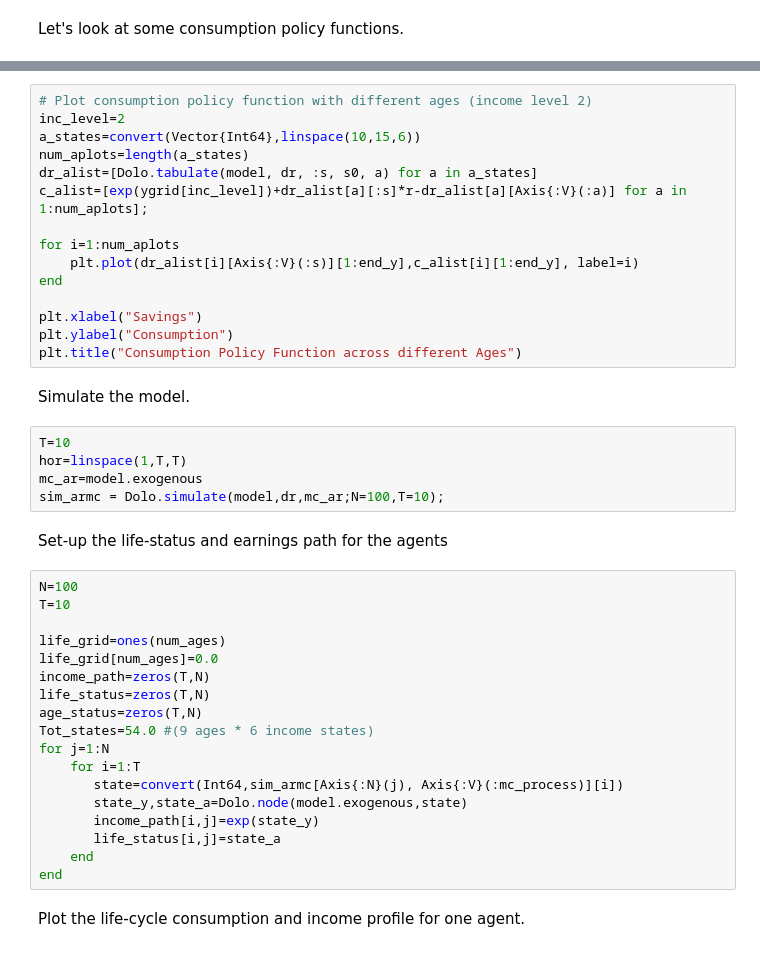
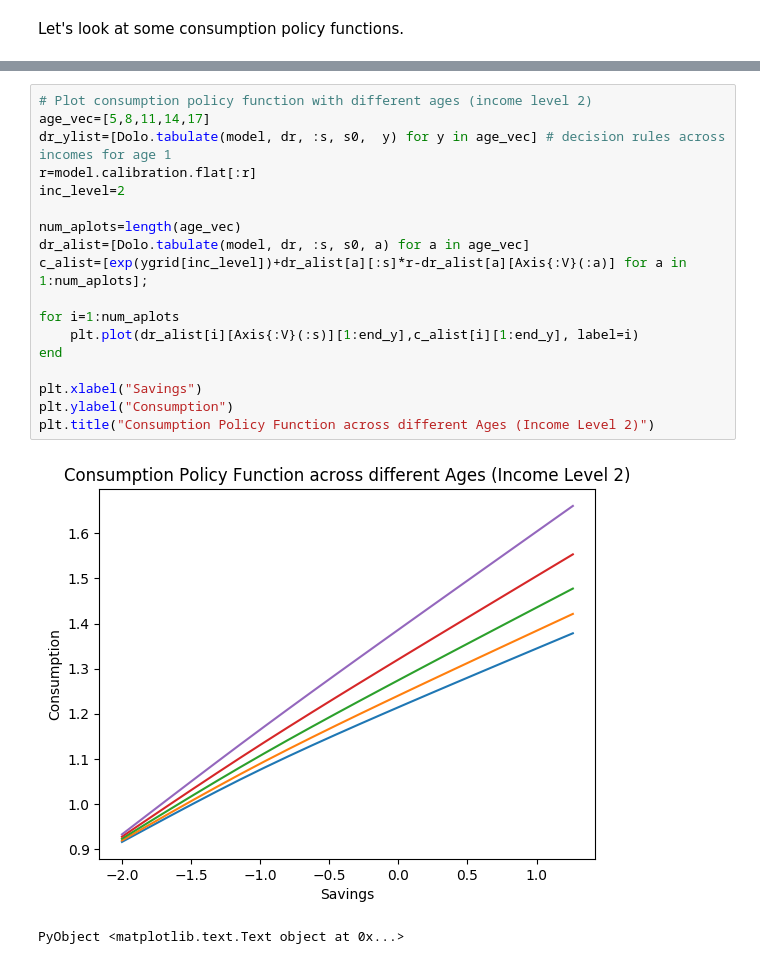
Before and after one commit to azheng25/OLG-Examples, a Jupyter notebook: Huggett1996Dolo_processes.ipynb, the cells around one changed output, grey strips where cells are left out. Cells and saved outputs as stored; diff of their text form.

```diff
--- a/Huggett1996Dolo_processes.ipynb
+++ b/Huggett1996Dolo_processes.ipynb
@@ -112,45 +178,22 @@ plt.title("Consumption Policy Function across different income levels")
 PyObject <matplotlib.text.Text object at 0x...>
 # %%
 # Plot consumption policy function with different ages (income level 2)
+age_vec=[5,8,11,14,17]
+dr_ylist=[Dolo.tabulate(model, dr, :s, s0,  y) for y in age_vec] # decision rules across incomes for age 1
+r=model.calibration.flat[:r]
 inc_level=2
-a_states=convert(Vector{Int64},linspace(10,15,6))
-num_aplots=length(a_states)
-dr_alist=[Dolo.tabulate(model, dr, :s, s0, a) for a in a_states]
+
+num_aplots=length(age_vec)
+dr_alist=[Dolo.tabulate(model, dr, :s, s0, a) for a in age_vec]
 c_alist=[exp(ygrid[inc_level])+dr_alist[a][:s]*r-dr_alist[a][Axis{:V}(:a)] for a in 1:num_aplots];
 
 for i=1:num_aplots
     plt.plot(dr_alist[i][Axis{:V}(:s)][1:end_y],c_alist[i][1:end_y], label=i)
 end
 
 plt.xlabel("Savings")
 plt.ylabel("Consumption")
-plt.title("Consumption Policy Function across different Ages")
+plt.title("Consumption Policy Function across different Ages (Income Level 2)")
+# %% [output]
+[figure, added]
+PyObject <matplotlib.text.Text object at 0x...>
-# %% [markdown]
-Simulate the model.
-# %%
-T=10
-hor=linspace(1,T,T)
-mc_ar=model.exogenous
-sim_armc = Dolo.simulate(model,dr,mc_ar;N=100,T=10);
-# %% [markdown]
- Set-up the life-status and earnings path for the agents
-# %%
-N=100
-T=10
-
-life_grid=ones(num_ages)
-life_grid[num_ages]=0.0
-income_path=zeros(T,N)
-life_status=zeros(T,N)
-age_status=zeros(T,N)
-Tot_states=54.0 #(9 ages * 6 income states)
-for j=1:N
-    for i=1:T
-       state=convert(Int64,sim_armc[Axis{:N}(j), Axis{:V}(:mc_process)][i])
-       state_y,state_a=Dolo.node(model.exogenous,state)
-       income_path[i,j]=exp(state_y)
-       life_status[i,j]=state_a
-    end
-end
-# %% [markdown]
-Plot the life-cycle consumption and income profile for one agent.
```
Also changed, not shown: parts of 14 cells of this notebook, 1 other file.
